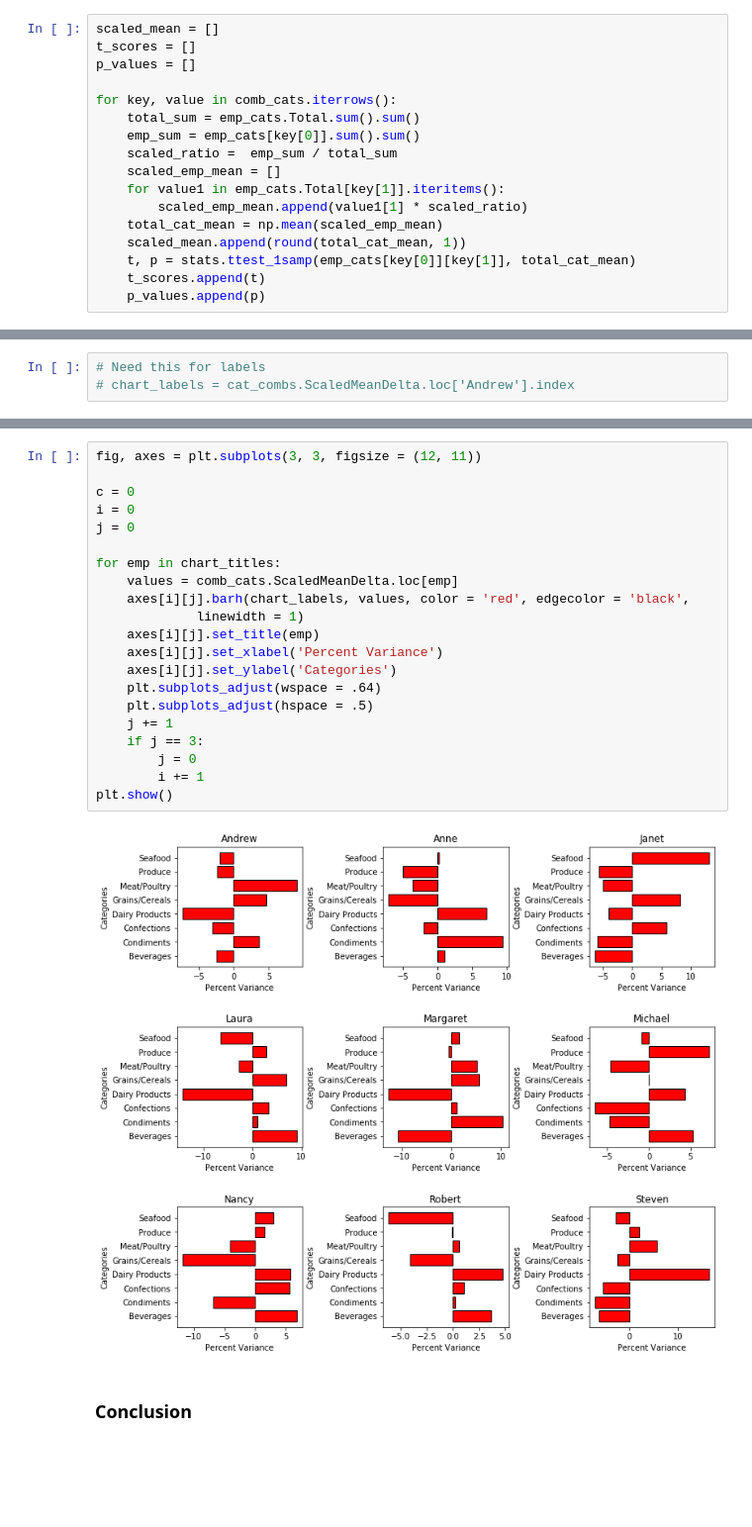
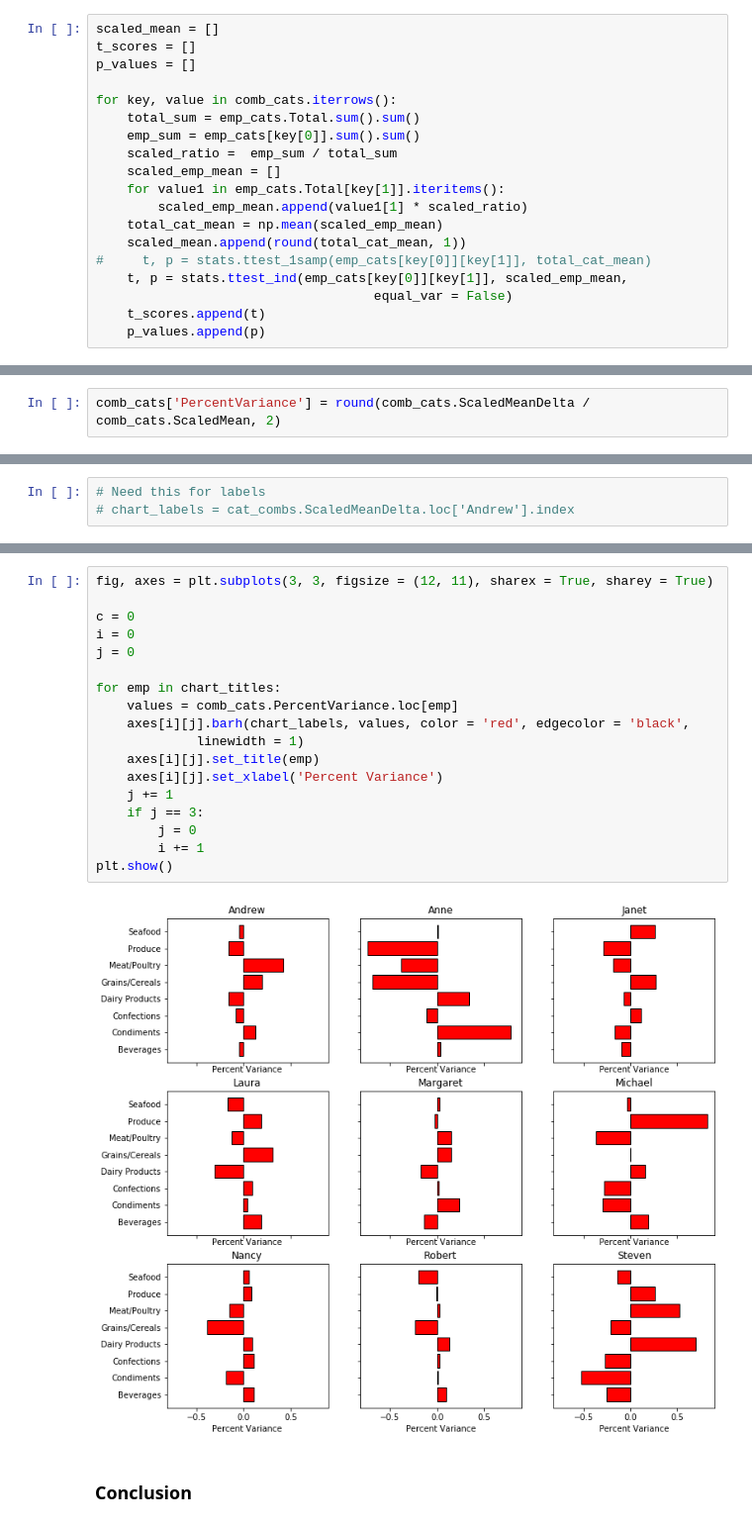
Before and after one commit to terryollila/dsc-mod-3-project-online-ds-ft-100719, a Jupyter notebook: student.ipynb, the cells around one changed output, grey strips where cells are left out. Shown: that part at 99% size. Cells and saved outputs as stored; diff of their text form; blank space fills up the shorter version.

```diff
--- a/student.ipynb
+++ b/student.ipynb
@@ -1358,13 +1401,17 @@ for key, value in comb_cats.iterrows():
         scaled_emp_mean.append(value1[1] * scaled_ratio)
     total_cat_mean = np.mean(scaled_emp_mean)
     scaled_mean.append(round(total_cat_mean, 1))
-    t, p = stats.ttest_1samp(emp_cats[key[0]][key[1]], total_cat_mean)
+#     t, p = stats.ttest_1samp(emp_cats[key[0]][key[1]], total_cat_mean)
+    t, p = stats.ttest_ind(emp_cats[key[0]][key[1]], scaled_emp_mean,
+                                    equal_var = False)
     t_scores.append(t)
     p_values.append(p)
 # %%
 comb_cats['ScaledMean'] = scaled_mean
 # %%
 comb_cats['ScaledMeanDelta'] = round(comb_cats.EmpMean - comb_cats.ScaledMean, 2)
+# %%
+comb_cats['PercentVariance'] = round(comb_cats.ScaledMeanDelta / comb_cats.ScaledMean, 2)
 # %%
 comb_cats.OverallRatio = round(comb_cats.OverallRatio, 2)
 # %%
@@ -1459,26 +1506,23 @@ chart_values = comb_cats.ScaledMeanDelta.loc['Andrew']
 # %%
-fig, axes = plt.subplots(3, 3, figsize = (12, 11))
+fig, axes = plt.subplots(3, 3, figsize = (12, 11), sharex = True, sharey = True)
 
 c = 0
 i = 0
 j = 0
 
 for emp in chart_titles:
-    values = comb_cats.ScaledMeanDelta.loc[emp]
+    values = comb_cats.PercentVariance.loc[emp]
     axes[i][j].barh(chart_labels, values, color = 'red', edgecolor = 'black',
              linewidth = 1)
     axes[i][j].set_title(emp)
     axes[i][j].set_xlabel('Percent Variance')
-    axes[i][j].set_ylabel('Categories')
-    plt.subplots_adjust(wspace = .64)
-    plt.subplots_adjust(hspace = .5)
     j += 1
     if j == 3:
         j = 0
         i += 1
 plt.show()
 # %% [output]
-[figure, old version]
+[figure, new version]
 # %% [markdown]
 ### Conclusion
 # %% [markdown]
```
Also changed, not shown: parts of 12 cells of this notebook, 2 other files.
